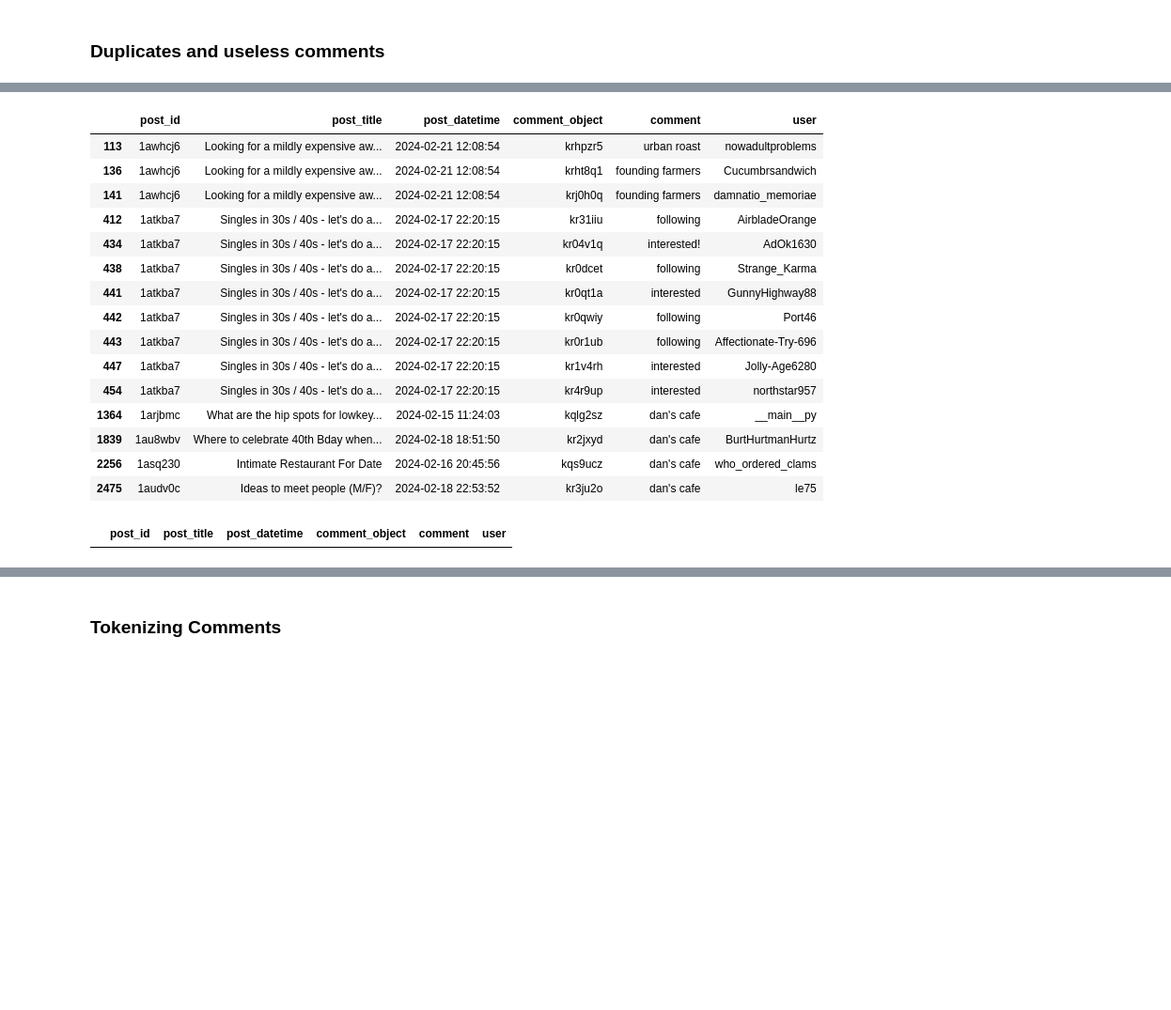
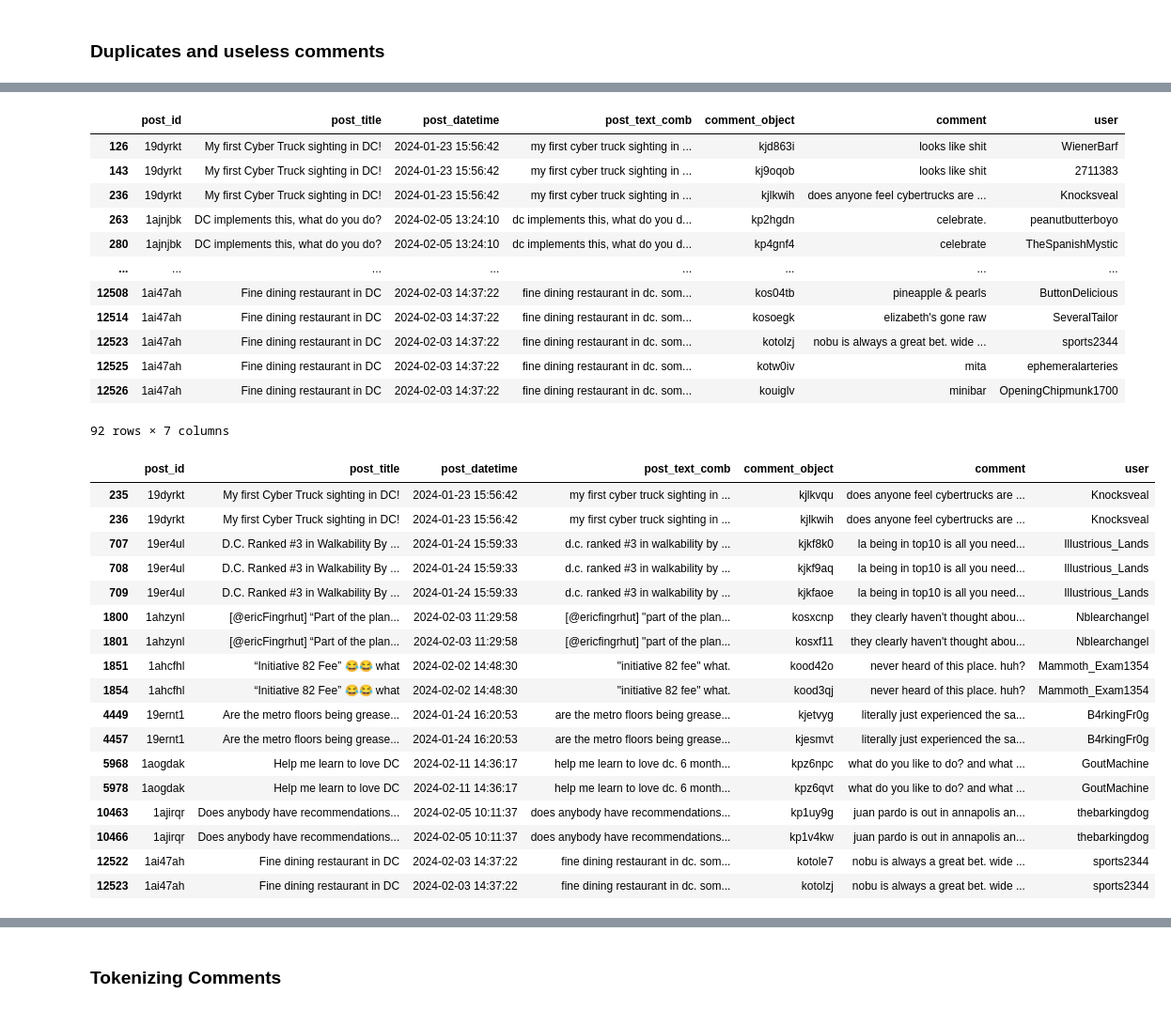
Before and after one commit to zshoorbajee/scrape_with_praw, a Jupyter notebook: explore_new_posts_prototype.ipynb, the cells around one changed output, grey strips where cells are left out. Shown: that part at 94% size. Saved outputs shown, nothing was run; the diff lists cells and outputs as text; code cells hidden in the pictures; blank space fills up the shorter version.

```diff
--- a/explore_new_posts_prototype.ipynb
+++ b/explore_new_posts_prototype.ipynb
@@ -23,7 +23,7 @@ from matplotlib.patches import Rectangle
 pd.options.display.max_rows = 50
 # %%
 # 1000 top posts from washingtondc since as of 2/22/2024
-df = pd.read_pickle('data/20240222_washingtondc_top_week_reddit_data.pkl')
+df = pd.read_pickle('data/20240222_washingtondc_top_month_reddit_data.pkl')
 # %%
 df.head()
 # %% [output]
@@ -491,9 +499,11 @@ Name: comments, Length: 265, dtype: object
 # This is only showing top-level comments at this point
 
 df_comments_nlp = df[['id', 'title', 'datetime', 'comments']]
-df_comments_nlp['comments'] = df['comments'].apply(list)
+df_comments_nlp['post_text_comb'] = df_nlp['text_comb']
+df_comments_nlp['comments'] = df_comments_nlp['comments'].apply(list)
 df_comments_nlp = df_comments_nlp.explode('comments')
-df_comments_nlp.columns = ['post_id', 'post_title', 'post_datetime', 'comment_object']
+df_comments_nlp.columns = ['post_id', 'post_title', 'post_datetime', 'comment_object', 'post_text_comb']
+df_comments_nlp = df_comments_nlp[['post_id', 'post_title', 'post_datetime', 'post_text_comb', 'comment_object']]
 df_comments_nlp = df_comments_nlp.reset_index().drop(columns='index')
 df_comments_nlp = df_comments_nlp[df_comments_nlp['comment_object'].apply(lambda x: type(x) == praw.models.reddit.comment.Comment)]
 df_comments_nlp.head()
@@ -577,25 +593,40 @@ df_comments_nlp['user'] = df_comments_nlp['comment_object'].apply(lambda x: x.au
 df_comments_nlp = df_comments_nlp[df_comments_nlp['user'] != 'AutoModerator']
 # %%
 # Some duplicate comments may remain, but they are not by the same user so I will view them as unique
+# But I will drop duplicates of the same comment, user, and post_id
 
 display(df_comments_nlp[df_comments_nlp.duplicated(subset=['comment'])])
 
-display(df_comments_nlp[df_comments_nlp.duplicated(subset=['comment', 'user'])])
+display(df_comments_nlp[df_comments_nlp.duplicated(subset=['comment', 'user', 'post_id'], keep=False)])
 # %% [output]
-|  | post_id | post_title | post_datetime | comment_object | comment | user |
-| 113 | 1awhcj6 | Looking for a mildly expensive aw... | 2024-02-21 12:08:54 | krhpzr5 | urban roast | nowadultproblems |
-| 136 | 1awhcj6 | Looking for a mildly expensive aw... | 2024-02-21 12:08:54 | krht8q1 | founding farmers | Cucumbrsandwich |
-| 141 | 1awhcj6 | Looking for a mildly expensive aw... | 2024-02-21 12:08:54 | krj0h0q | founding farmers | damnatio_memoriae |
-| 412 | 1atkba7 | Singles in 30s / 40s - let's do a... | 2024-02-17 22:20:15 | kr31iiu | following | AirbladeOrange |
-| 434 | 1atkba7 | Singles in 30s / 40s - let's do a... | 2024-02-17 22:20:15 | kr04v1q | interested! | AdOk1630 |
-| 438 | 1atkba7 | Singles in 30s / 40s - let's do a... | 2024-02-17 22:20:15 | kr0dcet | following | Strange_Karma |
-| 441 | 1atkba7 | Singles in 30s / 40s - let's do a... | 2024-02-17 22:20:15 | kr0qt1a | interested | GunnyHighway88 |
-| 442 | 1atkba7 | Singles in 30s / 40s - let's do a... | 2024-02-17 22:20:15 | kr0qwiy | following | Port46 |
-| 443 | 1atkba7 | Singles in 30s / 40s - let's do a... | 2024-02-17 22:20:15 | kr0r1ub | following | Affectionate-Try-696 |
-| 447 | 1atkba7 | Singles in 30s / 40s - let's do a... | 2024-02-17 22:20:15 | kr1v4rh | interested | Jolly-Age6280 |
-| 454 | 1atkba7 | Singles in 30s / 40s - let's do a... | 2024-02-17 22:20:15 | kr4r9up | interested | northstar957 |
-| 1364 | 1arjbmc | What are the hip spots for lowkey... | 2024-02-15 11:24:03 | kqlg2sz | dan's cafe | __main__py |
-| 1839 | 1au8wbv | Where to celebrate 40th Bday when... | 2024-02-18 18:51:50 | kr2jxyd | dan's cafe | BurtHurtmanHurtz |
-| 2256 | 1asq230 | Intimate Restaurant For Date | 2024-02-16 20:45:56 | kqs9ucz | dan's cafe | who_ordered_clams |
-| 2475 | 1audv0c | Ideas to meet people (M/F)? | 2024-02-18 22:53:52 | kr3ju2o | dan's cafe | le75 |
+|  | post_id | post_title | post_datetime | post_text_comb | comment_object | comment | user |
+| 126 | 19dyrkt | My first Cyber Truck sighting in DC! | 2024-01-23 15:56:42 | my first cyber truck sighting in ... | kjd863i | looks like shit | WienerBarf |
+| 143 | 19dyrkt | My first Cyber Truck sighting in DC! | 2024-01-23 15:56:42 | my first cyber truck sighting in ... | kj9oqob | looks like shit | 2711383 |
+| 236 | 19dyrkt | My first Cyber Truck sighting in DC! | 2024-01-23 15:56:42 | my first cyber truck sighting in ... | kjlkwih | does anyone feel cybertrucks are ... | Knocksveal |
+| 263 | 1ajnjbk | DC implements this, what do you do? | 2024-02-05 13:24:10 | dc implements this, what do you d... | kp2hgdn | celebrate. | peanutbutterboyo |
+| 280 | 1ajnjbk | DC implements this, what do you do? | 2024-02-05 13:24:10 | dc implements this, what do you d... | kp4gnf4 | celebrate | TheSpanishMystic |
+| ... | ... | ... | ... | ... | ... | ... | ... |
+| 12508 | 1ai47ah | Fine dining restaurant in DC | 2024-02-03 14:37:22 | fine dining restaurant in dc. som... | kos04tb | pineapple & pearls | ButtonDelicious |
+| 12514 | 1ai47ah | Fine dining restaurant in DC | 2024-02-03 14:37:22 | fine dining restaurant in dc. som... | kosoegk | elizabeth's gone raw | SeveralTailor |
+| 12523 | 1ai47ah | Fine dining restaurant in DC | 2024-02-03 14:37:22 | fine dining restaurant in dc. som... | kotolzj | nobu is always a great bet. wide ... | sports2344 |
+| 12525 | 1ai47ah | Fine dining restaurant in DC | 2024-02-03 14:37:22 | fine dining restaurant in dc. som... | kotw0iv | mita | ephemeralarteries |
+| 12526 | 1ai47ah | Fine dining restaurant in DC | 2024-02-03 14:37:22 | fine dining restaurant in dc. som... | kouiglv | minibar | OpeningChipmunk1700 |
+92 rows × 7 columns
-|  | post_id | post_title | post_datetime | comment_object | comment | user |
+|  | post_id | post_title | post_datetime | post_text_comb | comment_object | comment | user |
+| 235 | 19dyrkt | My first Cyber Truck sighting in DC! | 2024-01-23 15:56:42 | my first cyber truck sighting in ... | kjlkvqu | does anyone feel cybertrucks are ... | Knocksveal |
+| 236 | 19dyrkt | My first Cyber Truck sighting in DC! | 2024-01-23 15:56:42 | my first cyber truck sighting in ... | kjlkwih | does anyone feel cybertrucks are ... | Knocksveal |
+| 707 | 19er4ul | D.C. Ranked #3 in Walkability By ... | 2024-01-24 15:59:33 | d.c. ranked #3 in walkability by ... | kjkf8k0 | la being in top10 is all you need... | Illustrious_Lands |
+| 708 | 19er4ul | D.C. Ranked #3 in Walkability By ... | 2024-01-24 15:59:33 | d.c. ranked #3 in walkability by ... | kjkf9aq | la being in top10 is all you need... | Illustrious_Lands |
+| 709 | 19er4ul | D.C. Ranked #3 in Walkability By ... | 2024-01-24 15:59:33 | d.c. ranked #3 in walkability by ... | kjkfaoe | la being in top10 is all you need... | Illustrious_Lands |
+| 1800 | 1ahzynl | [@ericFingrhut] “Part of the plan... | 2024-02-03 11:29:58 | [@ericfingrhut] "part of the plan... | kosxcnp | they clearly haven't thought abou... | Nblearchangel |
+| 1801 | 1ahzynl | [@ericFingrhut] “Part of the plan... | 2024-02-03 11:29:58 | [@ericfingrhut] "part of the plan... | kosxf11 | they clearly haven't thought abou... | Nblearchangel |
+| 1851 | 1ahcfhl | “Initiative 82 Fee” 😂😂 what | 2024-02-02 14:48:30 | "initiative 82 fee" what. | kood42o | never heard of this place. huh? | Mammoth_Exam1354 |
+| 1854 | 1ahcfhl | “Initiative 82 Fee” 😂😂 what | 2024-02-02 14:48:30 | "initiative 82 fee" what. | kood3qj | never heard of this place. huh? | Mammoth_Exam1354 |
+| 4449 | 19ernt1 | Are the metro floors being grease... | 2024-01-24 16:20:53 | are the metro floors being grease... | kjetvyg | literally just experienced the sa... | B4rkingFr0g |
+| 4457 | 19ernt1 | Are the metro floors being grease... | 2024-01-24 16:20:53 | are the metro floors being grease... | kjesmvt | literally just experienced the sa... | B4rkingFr0g |
+| 5968 | 1aogdak | Help me learn to love DC | 2024-02-11 14:36:17 | help me learn to love dc. 6 month... | kpz6npc | what do you like to do? and what ... | GoutMachine |
+| 5978 | 1aogdak | Help me learn to love DC | 2024-02-11 14:36:17 | help me learn to love dc. 6 month... | kpz6qvt | what do you like to do? and what ... | GoutMachine |
+| 10463 | 1ajirqr | Does anybody have recommendations... | 2024-02-05 10:11:37 | does anybody have recommendations... | kp1uy9g | juan pardo is out in annapolis an... | thebarkingdog |
+| 10466 | 1ajirqr | Does anybody have recommendations... | 2024-02-05 10:11:37 | does anybody have recommendations... | kp1v4kw | juan pardo is out in annapolis an... | thebarkingdog |
+| 12522 | 1ai47ah | Fine dining restaurant in DC | 2024-02-03 14:37:22 | fine dining restaurant in dc. som... | kotole7 | nobu is always a great bet. wide ... | sports2344 |
+| 12523 | 1ai47ah | Fine dining restaurant in DC | 2024-02-03 14:37:22 | fine dining restaurant in dc. som... | kotolzj | nobu is always a great bet. wide ... | sports2344 |
```
Also changed, not shown: parts of 26 cells of this notebook.
